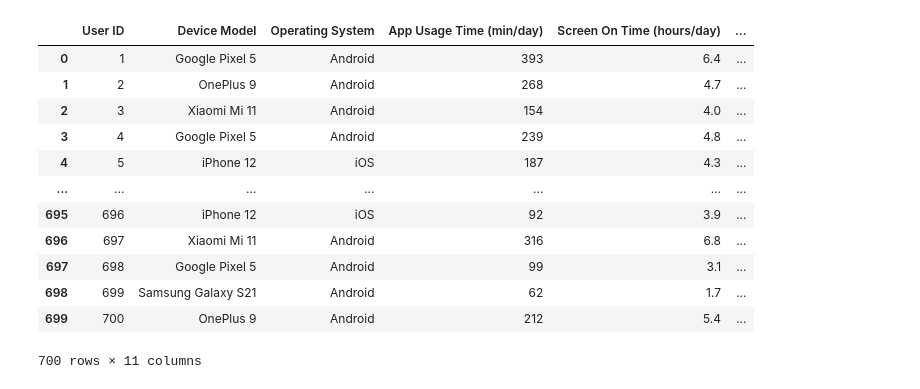
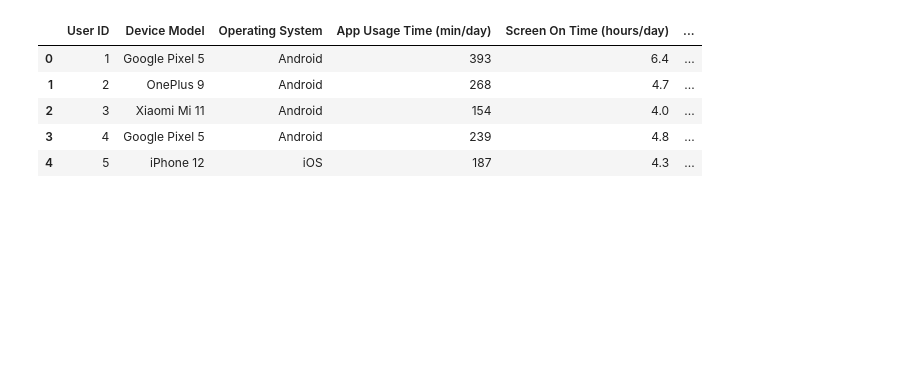
Before and after one commit to pkhanh1103/proj_ml, a Jupyter notebook: data_analysis.ipynb, the cells around one changed output. Saved outputs shown, nothing was run; the diff lists cells and outputs as text; code cells hidden in the pictures; blank space fills up the shorter version.

```diff
--- a/data_analysis.ipynb
+++ b/data_analysis.ipynb
@@ -5,18 +5,11 @@ import seaborn as sns
 import matplotlib.pyplot as plt
 # %%
 df = pd.read_csv(r"user_behavior_dataset.csv")
-df
+df.head()
 # %% [output]
 |  | User ID | Device Model | Operating System | App Usage Time (min/day) | Screen On Time (hours/day) | ... |
 | 0 | 1 | Google Pixel 5 | Android | 393 | 6.4 | ... |
 | 1 | 2 | OnePlus 9 | Android | 268 | 4.7 | ... |
 | 2 | 3 | Xiaomi Mi 11 | Android | 154 | 4.0 | ... |
 | 3 | 4 | Google Pixel 5 | Android | 239 | 4.8 | ... |
 | 4 | 5 | iPhone 12 | iOS | 187 | 4.3 | ... |
-| ... | ... | ... | ... | ... | ... | ... |
-| 695 | 696 | iPhone 12 | iOS | 92 | 3.9 | ... |
-| 696 | 697 | Xiaomi Mi 11 | Android | 316 | 6.8 | ... |
-| 697 | 698 | Google Pixel 5 | Android | 99 | 3.1 | ... |
-| 698 | 699 | Samsung Galaxy S21 | Android | 62 | 1.7 | ... |
-| 699 | 700 | OnePlus 9 | Android | 212 | 5.4 | ... |
-700 rows × 11 columns
```
Also changed, not shown: parts of 16 cells of this notebook, 2 other files.
